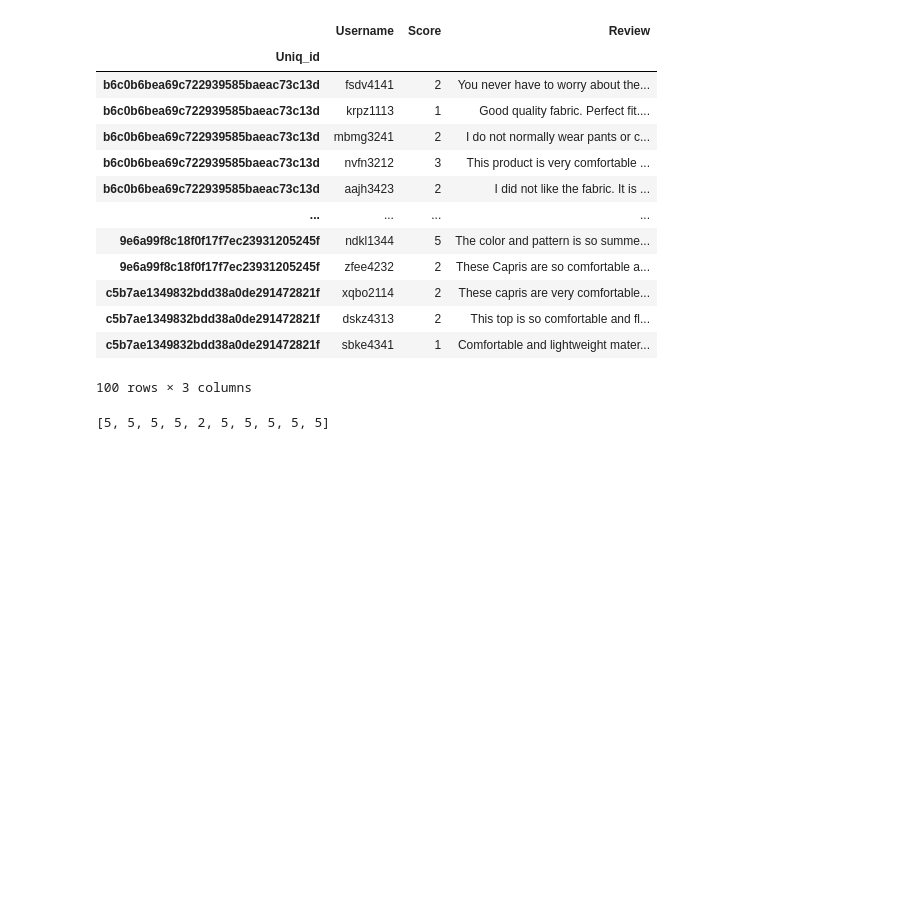
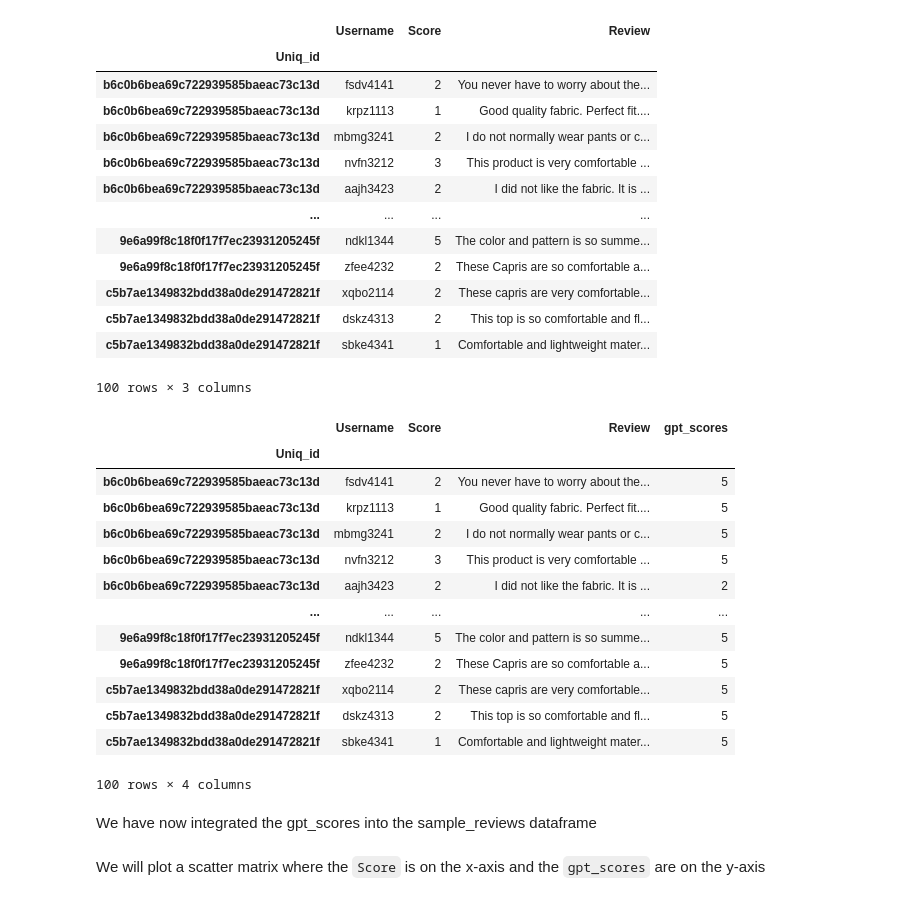
Before and after one commit to Kirera-Wainaina/data-manipulation-class-assignment, a Jupyter notebook: 3367315_BD2.ipynb, the cells around one changed output. Cells and saved outputs as stored; diff of their text form; code cells hidden in the pictures; blank space fills up the shorter version.

Commit message:
Get the gpt_scores on sample reviews

```diff
--- a/3367315_BD2.ipynb
+++ b/3367315_BD2.ipynb
@@ -648,9 +648,31 @@ def get_score_of_review(review):
         ]
     )
     return int(completion.choices[0].message.content)
-# %%
-example_review = list(sample_reviews[:1]['Review'])[0]
-scores = map(get_score_of_review, list(sample_reviews['Review'])[:10])
-print(list(scores))
-# %% [output]
-[5, 5, 5, 5, 2, 5, 5, 5, 5, 5]
+# %%
+# This part of the code takes about 2 minutes to run
+
+scores = [get_score_of_review(i) for i in sample_reviews['Review']]
+# %%
+# We then enter the scores into the sample reviews dataframe
+sample_reviews['gpt_scores'] = scores
+# %%
+sample_reviews
+# %% [output]
+|  | Username | Score | Review | gpt_scores |
+| Uniq_id |  |  |  |  |
+| b6c0b6bea69c722939585baeac73c13d | fsdv4141 | 2 | You never have to worry about the... | 5 |
+| b6c0b6bea69c722939585baeac73c13d | krpz1113 | 1 | Good quality fabric. Perfect fit.... | 5 |
+| b6c0b6bea69c722939585baeac73c13d | mbmg3241 | 2 | I do not normally wear pants or c... | 5 |
+| b6c0b6bea69c722939585baeac73c13d | nvfn3212 | 3 | This product is very comfortable ... | 5 |
+| b6c0b6bea69c722939585baeac73c13d | aajh3423 | 2 | I did not like the fabric. It is ... | 2 |
+| ... | ... | ... | ... | ... |
+| 9e6a99f8c18f0f17f7ec23931205245f | ndkl1344 | 5 | The color and pattern is so summe... | 5 |
+| 9e6a99f8c18f0f17f7ec23931205245f | zfee4232 | 2 | These Capris are so comfortable a... | 5 |
+| c5b7ae1349832bdd38a0de291472821f | xqbo2114 | 2 | These capris are very comfortable... | 5 |
+| c5b7ae1349832bdd38a0de291472821f | dskz4313 | 2 | This top is so comfortable and fl... | 5 |
+| c5b7ae1349832bdd38a0de291472821f | sbke4341 | 1 | Comfortable and lightweight mater... | 5 |
+100 rows × 4 columns
+# %% [markdown]
+We have now integrated the gpt_scores into the sample_reviews dataframe
+# %% [markdown]
+We will plot a scatter matrix where the `Score` is on the x-axis and the `gpt_scores` are on the y-axis
```
